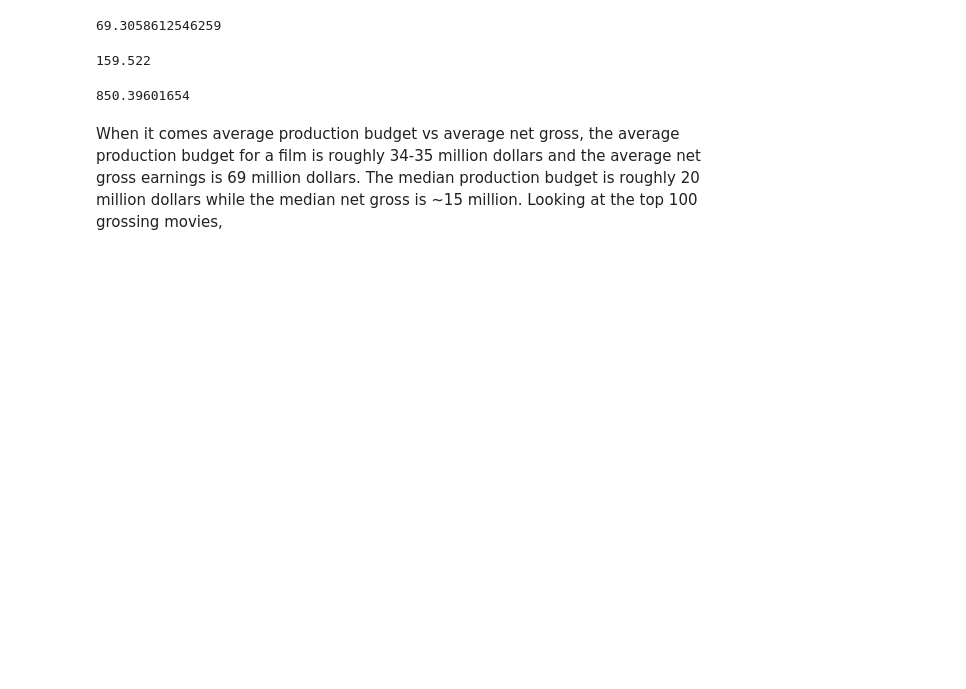
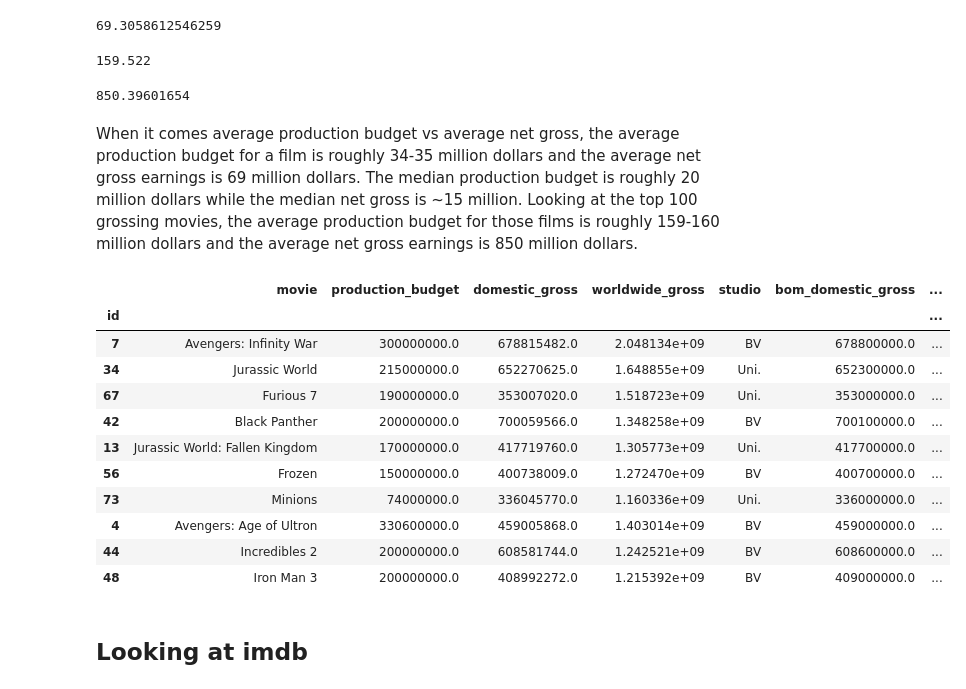
Before and after one commit to ldwilker10/dsc-phase-1-project-v2-4, a Jupyter notebook: Rough_Draft_Phase1_Project .ipynb, the cells around one changed output. Saved outputs shown, nothing was run; the diff lists cells and outputs as text; code cells hidden in the pictures; blank space fills up the shorter version.

```diff
--- a/Rough_Draft_Phase1_Project .ipynb
+++ b/Rough_Draft_Phase1_Project .ipynb
@@ -365,4 +365,23 @@ top_gross_movies.describe().T
 # %% [output]
 850.39601654
 # %% [markdown]
-When it comes average production budget vs average net gross, the average production budget for a film is roughly 34-35 million dollars and the average net gross earnings is 69 million dollars. The median production budget is roughly 20 million dollars while the median net gross is ~15 million. Looking at the top 100 grossing movies,
+When it comes average production budget vs average net gross, the average production budget for a film is roughly 34-35 million dollars and the average net gross earnings is 69 million dollars. The median production budget is roughly 20 million dollars while the median net gross is ~15 million. Looking at the top 100 grossing movies, the average production budget for those films is roughly 159-160 million dollars and the average net gross earnings is 850 million dollars.
+# %%
+#planning to look at movies that have a studio
+studios_df= top_gross_movies.dropna(subset = ['studio'])
+studios_df.head(10)
+# %% [output]
+|  | movie | production_budget | domestic_gross | worldwide_gross | studio | bom_domestic_gross | ... |
+| id |  |  |  |  |  |  | ... |
+| 7 | Avengers: Infinity War | 300000000.0 | 678815482.0 | 2.048134e+09 | BV | 678800000.0 | ... |
+| 34 | Jurassic World | 215000000.0 | 652270625.0 | 1.648855e+09 | Uni. | 652300000.0 | ... |
+| 67 | Furious 7 | 190000000.0 | 353007020.0 | 1.518723e+09 | Uni. | 353000000.0 | ... |
+| 42 | Black Panther | 200000000.0 | 700059566.0 | 1.348258e+09 | BV | 700100000.0 | ... |
+| 13 | Jurassic World: Fallen Kingdom | 170000000.0 | 417719760.0 | 1.305773e+09 | Uni. | 417700000.0 | ... |
+| 56 | Frozen | 150000000.0 | 400738009.0 | 1.272470e+09 | BV | 400700000.0 | ... |
+| 73 | Minions | 74000000.0 | 336045770.0 | 1.160336e+09 | Uni. | 336000000.0 | ... |
+| 4 | Avengers: Age of Ultron | 330600000.0 | 459005868.0 | 1.403014e+09 | BV | 459000000.0 | ... |
+| 44 | Incredibles 2 | 200000000.0 | 608581744.0 | 1.242521e+09 | BV | 608600000.0 | ... |
+| 48 | Iron Man 3 | 200000000.0 | 408992272.0 | 1.215392e+09 | BV | 409000000.0 | ... |
+# %% [markdown]
+## Looking at imdb
```
Also changed, not shown: parts of 17 cells of this notebook, 1 other file.
